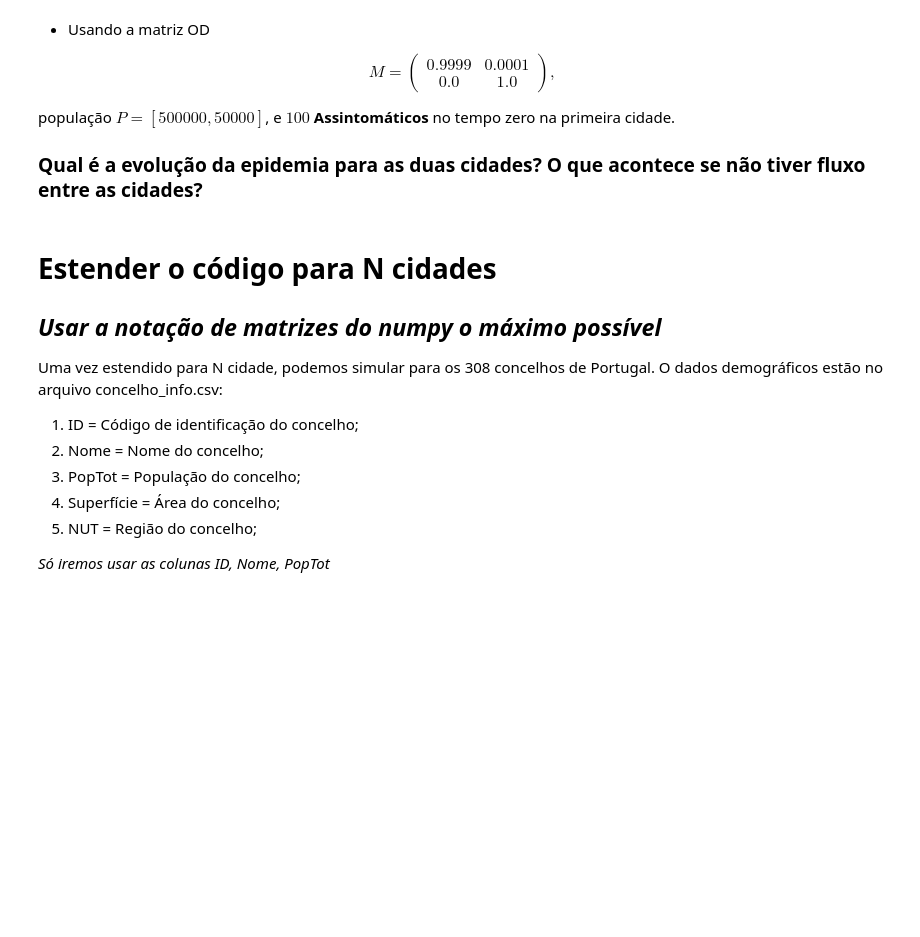
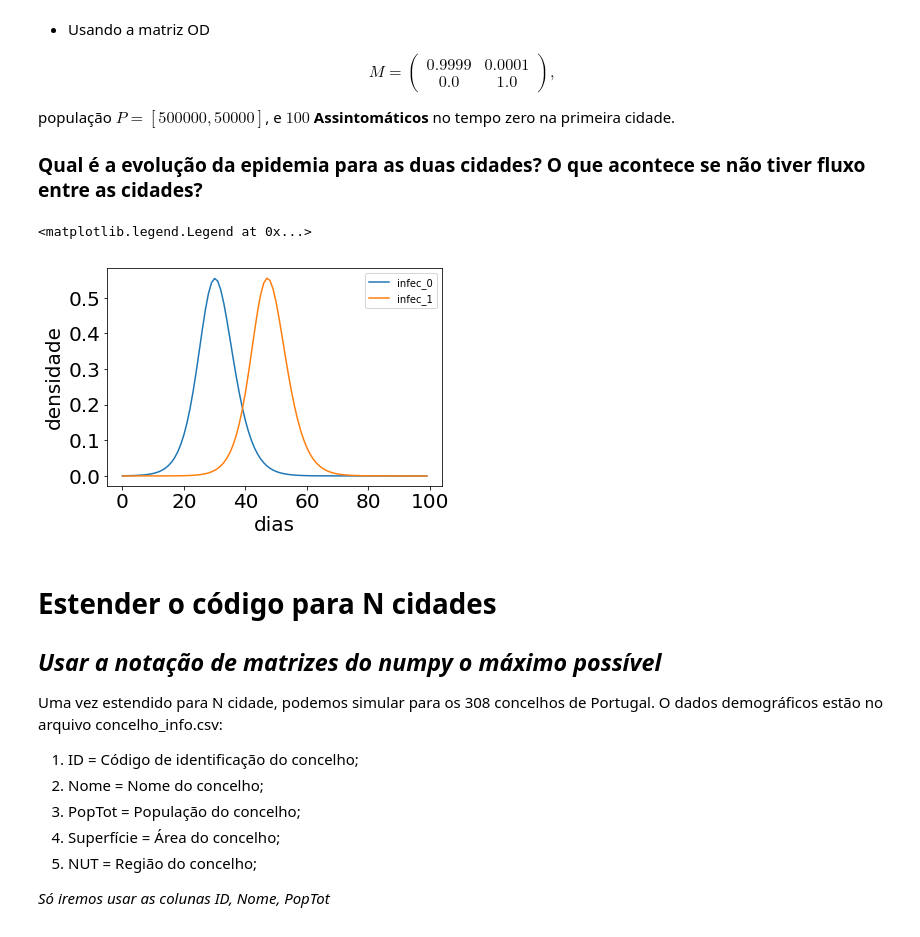
Before and after one commit to HygorPiaget/Workshop2020, a Jupyter notebook: SEAIR_Mob.ipynb, the cells around one changed output. Cells and saved outputs as stored; diff of their text form; code cells hidden in the pictures; blank space fills up the shorter version.

```diff
--- a/SEAIR_Mob.ipynb
+++ b/SEAIR_Mob.ipynb
@@ -133,3 +249,26 @@ população $P=[500000,50000]$, e $100$ **Assintomáticos** no tempo zero na pri
+# %%
+beta_I=0.06
+beta_A=0.06
+k=13.
+eta=1/2.32
+alpha=1/2.86
+mu=1/3.2
+
+risco_0,risco_1=Epidemic_TwoCities(k,beta_I,beta_A,eta,alpha,mu)
+
+plt.xlabel("dias",size=20)
+plt.ylabel("densidade",size=20)
+plt.xticks(size=20)
+plt.yticks(size=20)
+
+plt.plot(np.arange(100),risco_0,"-",label="infec_0")
+plt.plot(np.arange(100),risco_1,"-",label="infec_1")
+
+
+plt.legend()
+# %% [output]
+<matplotlib.legend.Legend at 0x...>
+[figure, added]
 # %% [markdown]
 # Estender o código para N cidades
 
```
Also changed, not shown: parts of 9 cells of this notebook.
